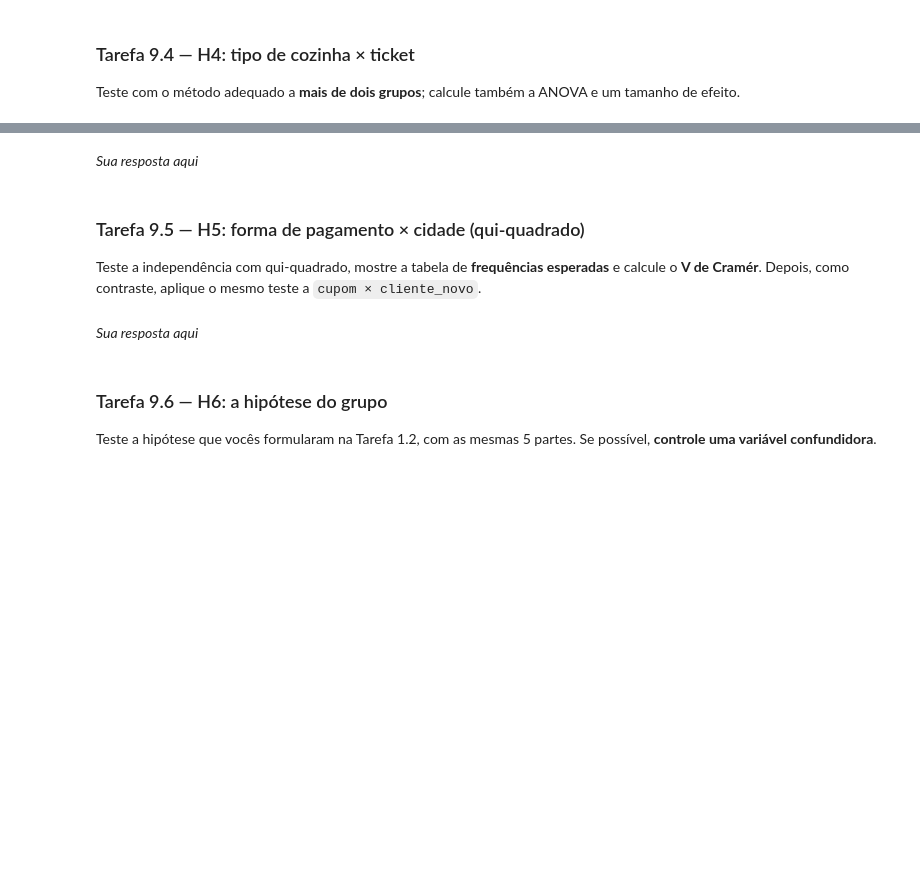
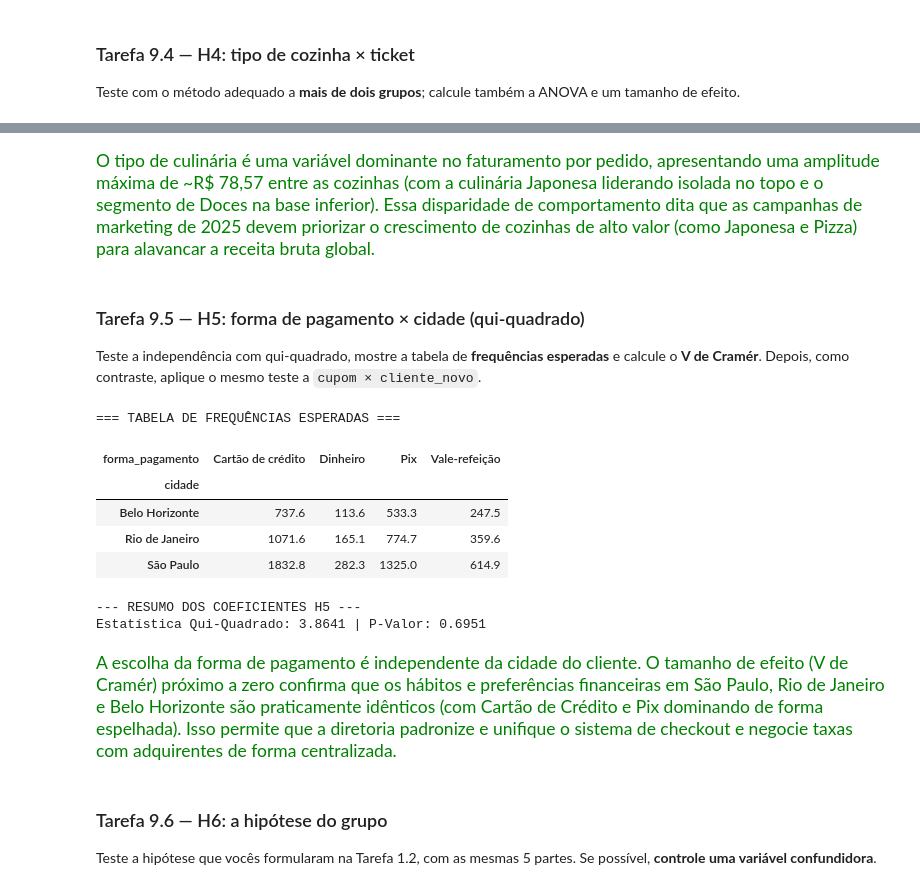
Before and after one commit to eduardoschlemer/TRABALHO-FINAL-ANALISE-EXPLORATORIA, a Jupyter notebook: projeto_final.ipynb, the cells around one changed output, grey strips where cells are left out. Drawn from its saved outputs; the diff is of its cells as text; code cells hidden in the pictures; blank space fills up the shorter version.

```diff
--- a/projeto_final.ipynb
+++ b/projeto_final.ipynb
@@ -2671,12 +2894,56 @@ Teste com o método adequado a **mais de dois grupos**; calcule também a ANOVA
 # %% [markdown]
-*Sua resposta aqui*
+<span style="color:green; font-size:125%"> O tipo de culinária é uma variável dominante no faturamento por pedido, apresentando uma amplitude máxima de ~R$ 78,57 entre as cozinhas (com a culinária Japonesa liderando isolada no topo e o segmento de Doces na base inferior). Essa disparidade de comportamento dita que as campanhas de marketing de 2025 devem priorizar o crescimento de cozinhas de alto valor (como Japonesa e Pizza) para alavancar a receita bruta global. </span>
 # %% [markdown]
 ### Tarefa 9.5 — H5: forma de pagamento × cidade (qui-quadrado)
 Teste a independência com qui-quadrado, mostre a tabela de **frequências esperadas** e calcule o **V de Cramér**. Depois, como contraste, aplique o mesmo teste a `cupom × cliente_novo`.
 # %%
-# Sua solução aqui
+# 1. Filtrar o DataFrame garantindo a exclusão de qualquer nulo nas variáveis do teste
+df_h5_limpo = df.dropna(subset=['cidade', 'forma_pagamento'])
+
+# 2. Montar a tabela de contingência sem poeira de dados nulos
+tabela_contingencia = pd.crosstab(df_h5_limpo['cidade'], df_h5_limpo['forma_pagamento'])
+
+# 3. Executar o Teste Qui-Quadrado de Independência de forma segura
+chi2_stat, p_val5, dof, esperados = stats.chi2_contingency(tabela_contingencia)
+
+df_esperados = pd.DataFrame(esperados, index=tabela_contingencia.index, columns=tabela_contingencia.columns)
+
+# 4. Calcular o V de Cramér
+n_total = tabela_contingencia.sum().sum()
+min_dimensao = min(tabela_contingencia.shape) - 1
+v_cramer = np.sqrt(chi2_stat / (n_total * min_dimensao)) if min_dimensao > 0 else 0
+
+decisao5 = "Rejeita H0" if p_val5 < ALFA else "Não rejeita H0"
+if p_val5 < ALFA:
+    frase_negocio5 = f"Padrão regional mapeado: a cidade altera significativamente as preferências de pagamento (V de Cramér = {v_cramer:.3f})."
+else:
+    frase_negocio5 = f"Padronização financeira confirmada: os hábitos de pagamento das cidades são equivalentes e independentes da região (V de Cramér = {v_cramer:.3f})."
+
+resultados.append({
+    "hipotese": "H5",
+    "teste": "Teste Qui-Quadrado de Independência",
+    "estatistica": float(chi2_stat),
+    "p_valor": float(p_val5),
+    "efeito": f"V de Cramér = {v_cramer:.3f}",
+    "decisao": decisao5,
+    "frase_negocio": frase_negocio5
+})
+
+print("=== TABELA DE FREQUÊNCIAS ESPERADAS ===")
+display(df_esperados.round(1))
+print(f"\n--- RESUMO DOS COEFICIENTES H5 ---")
+print(f"Estatística Qui-Quadrado: {chi2_stat:.4f} | P-Valor: {p_val5:.4f}")
+# %% [output]
+=== TABELA DE FREQUÊNCIAS ESPERADAS ===
+| forma_pagamento | Cartão de crédito | Dinheiro | Pix | Vale-refeição |
+| cidade |  |  |  |  |
+| Belo Horizonte | 737.6 | 113.6 | 533.3 | 247.5 |
+| Rio de Janeiro | 1071.6 | 165.1 | 774.7 | 359.6 |
+| São Paulo | 1832.8 | 282.3 | 1325.0 | 614.9 |
+--- RESUMO DOS COEFICIENTES H5 ---
+Estatística Qui-Quadrado: 3.8641 | P-Valor: 0.6951
 # %% [markdown]
-*Sua resposta aqui*
+<span style="color:green; font-size:125%"> A escolha da forma de pagamento é independente da cidade do cliente. O tamanho de efeito (V de Cramér) próximo a zero confirma que os hábitos e preferências financeiras em São Paulo, Rio de Janeiro e Belo Horizonte são praticamente idênticos (com Cartão de Crédito e Pix dominando de forma espelhada). Isso permite que a diretoria padronize e unifique o sistema de checkout e negocie taxas com adquirentes de forma centralizada. </span>
 # %% [markdown]
 ### Tarefa 9.6 — H6: a hipótese do grupo
 Teste a hipótese que vocês formularam na Tarefa 1.2, com as mesmas 5 partes. Se possível, **controle uma variável confundidora**.
```
Also changed, not shown: parts of 21 cells of this notebook, 3 other files.
